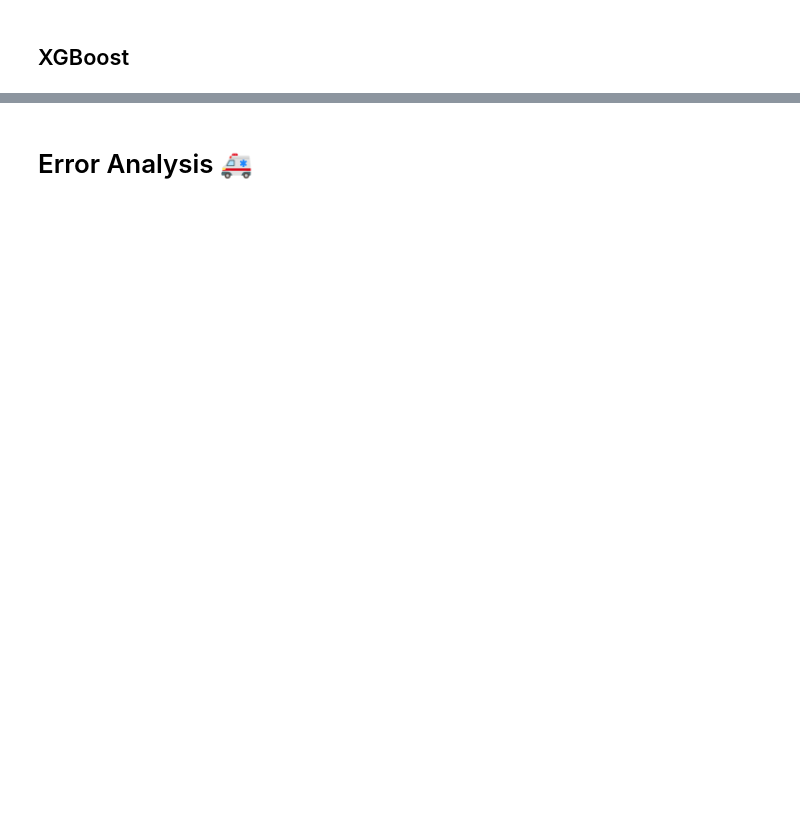
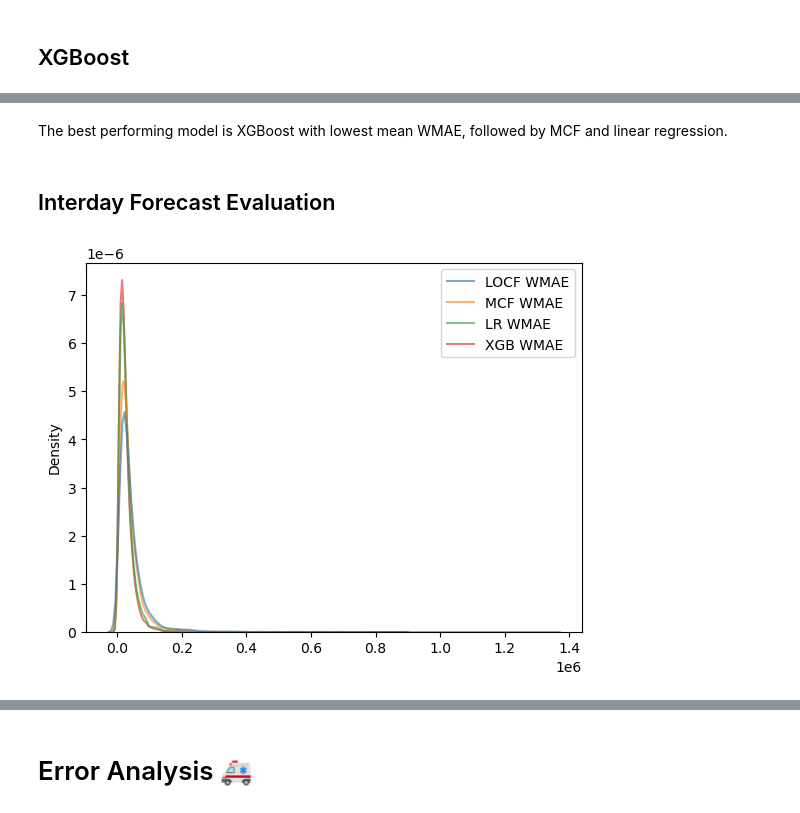
Before and after one commit to prompath/kaggle-the-winton-stock-market-challenge, a Jupyter notebook: [Kaggle] The Winton Stock Market Challenge - Jeerawat.ipynb, the cells around one changed output, grey strips where cells are left out. Cells and saved outputs as stored; diff of their text form; code cells hidden in the pictures; blank space fills up the shorter version.

```diff
--- a/[Kaggle] The Winton Stock Market Challenge - Jeerawat.ipynb
+++ b/[Kaggle] The Winton Stock Market Challenge - Jeerawat.ipynb
@@ -736,0 +1093,19 @@ X_inter
+# %% [markdown]
+The best performing model is XGBoost with lowest mean WMAE, followed by MCF and linear regression.
+# %% [markdown]
+## Interday Forecast Evaluation
+# %%
+inter_locf_resid_df, inter_locf_wmae = evaluate(y_test_inter, y_test_pred_inter_locf, test_weights, "interday")
+inter_mcf_resid_df, inter_mcf_wmae = evaluate(y_test_inter, y_test_pred_inter_mcf, test_weights, "interday")
+inter_lin_reg_resid_df, inter_lin_reg_wmae = evaluate(y_test_inter, y_test_pred_inter_lin, test_weights, "interday")
+inter_xgb_resid_df, inter_xgb_wmae = evaluate(y_test_inter, y_test_pred_inter_xgb, test_weights, "interday")
+# %%
+inter_wmae_compare_df = pd.DataFrame()
+inter_wmae_compare_df["LOCF WMAE"] = inter_locf_wmae
+inter_wmae_compare_df["MCF WMAE"] = inter_mcf_wmae
+inter_wmae_compare_df["LR WMAE"] = inter_lin_reg_wmae
+inter_wmae_compare_df["XGB WMAE"] = inter_xgb_wmae
+# %%
+sns.kdeplot(inter_wmae_compare_df, alpha=0.6);
+# %% [output]
+[figure, added]
```
Also changed, not shown: parts of 87 cells of this notebook.
